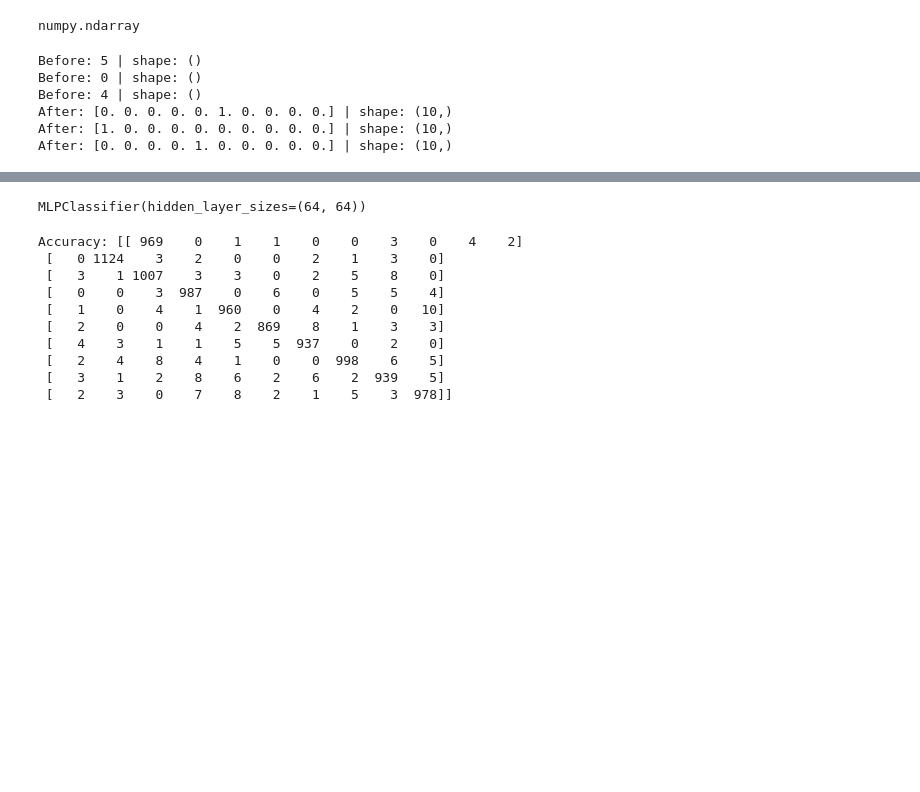
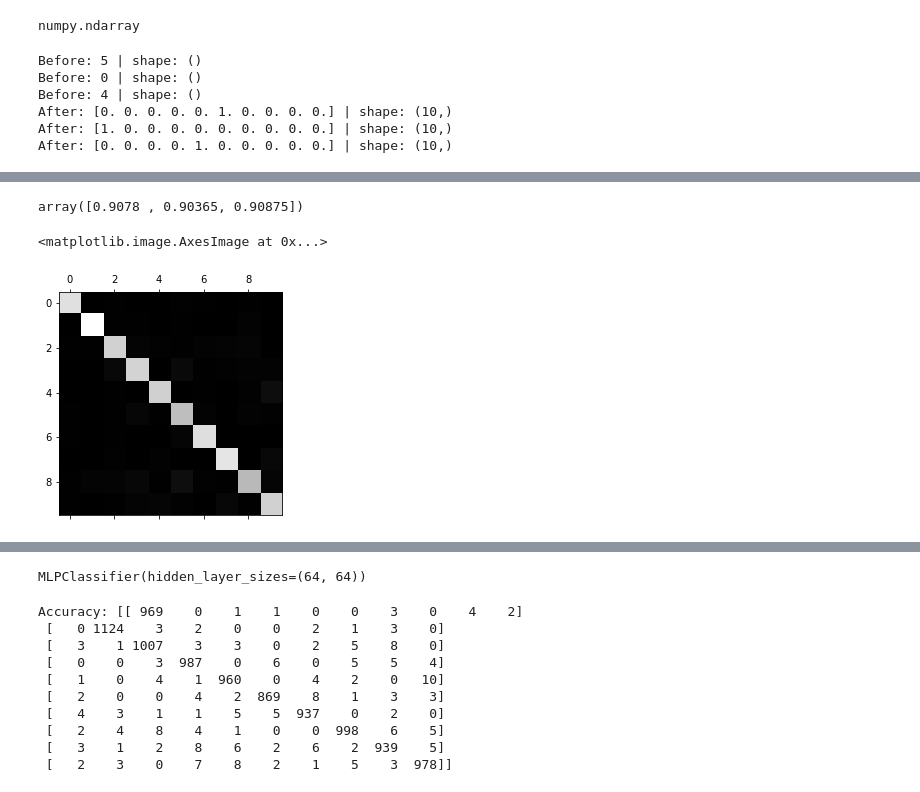
Before and after one commit to EvgeniiZorin/ML_digit_MNIST, a Jupyter notebook: MNIST_NN.ipynb, the cells around one changed output, grey strips where cells are left out. Cells and saved outputs as stored; diff of their text form; code cells hidden in the pictures; blank space fills up the shorter version.

```diff
--- a/MNIST_NN.ipynb
+++ b/MNIST_NN.ipynb
@@ -145,12 +194,13 @@ numpy.ndarray
 for i in range(3):
 	print(f"Before: {y_train[i]} | shape: {y_train[i].shape}")
 
-y_train = to_categorical(y_train, 10)
-y_test = to_categorical(y_test, 10)
+
+y_train2 = to_categorical(y_train, 10)
+y_test2 = to_categorical(y_test, 10)
 
 
 for i in range(3):
-	print(f"After: {y_train[i]} | shape: {y_train[i].shape}")
+	print(f"After: {y_train2[i]} | shape: {y_train2[i].shape}")
 # %% [output]
 Before: 5 | shape: ()
 Before: 0 | shape: ()
@@ -198,2 +210,0 @@ _________________________________________________________________
-# %%
-model.fit( x_train, y_train, epochs=15, batch_size=10 )
@@ -341,0 +222,6 @@ The Sklearn NN will have the following properties:
+# %%
+from sklearn.linear_model import SGDClassifier
+
+
+sgd_clf = SGDClassifier(max_iter=1000, tol=1e-3, random_state=42)
+sgd_clf.fit(x_train, y_train)
@@ -341,0 +263,17 @@ The Sklearn NN will have the following properties:
+# %%
+cross_val_score( sgd_clf, x_train, y_train, cv=3, scoring="accuracy" )
+# %% [output]
+array([0.9078 , 0.90365, 0.90875])
+# %%
+### This confusion matrix can be used for other algorithms, too
+
+y_train_pred = cross_val_predict(sgd_clf, x_train, y_train, cv=3)
+conf_mx = confusion_matrix(y_train, y_train_pred)
+conf_mx
+
+# The 5s look slightly darker than the other digits, which could mean that there are fewer images of 5s in the dataset or
+# that the classifier does not perform as well on 5s as on other digits
+plt.matshow( conf_mx, cmap=plt.cm.gray )
+# %% [output]
+<matplotlib.image.AxesImage at 0x...>
+[figure, added]
```
Also changed, not shown: parts of 42 cells of this notebook, 3 other files.
